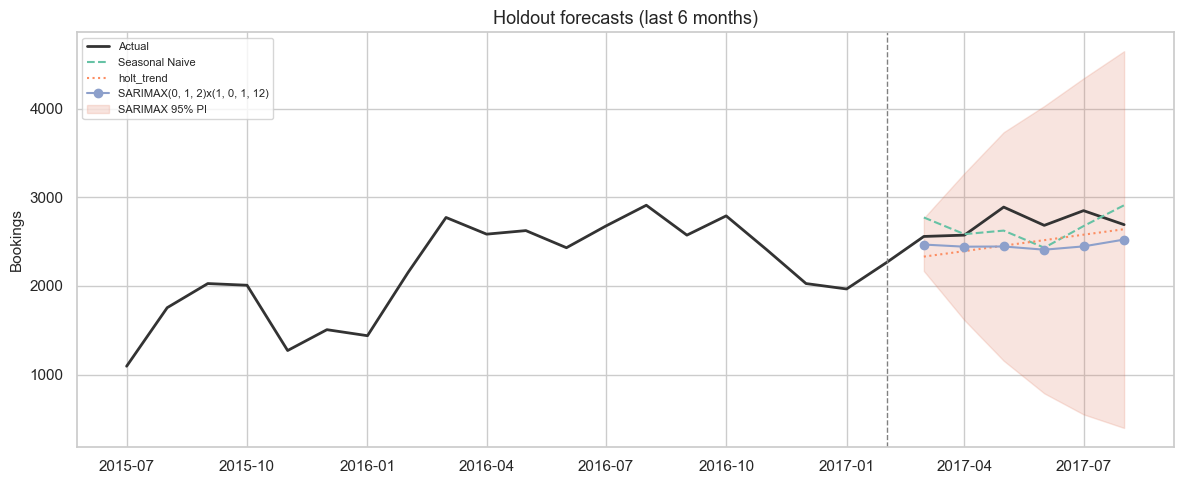
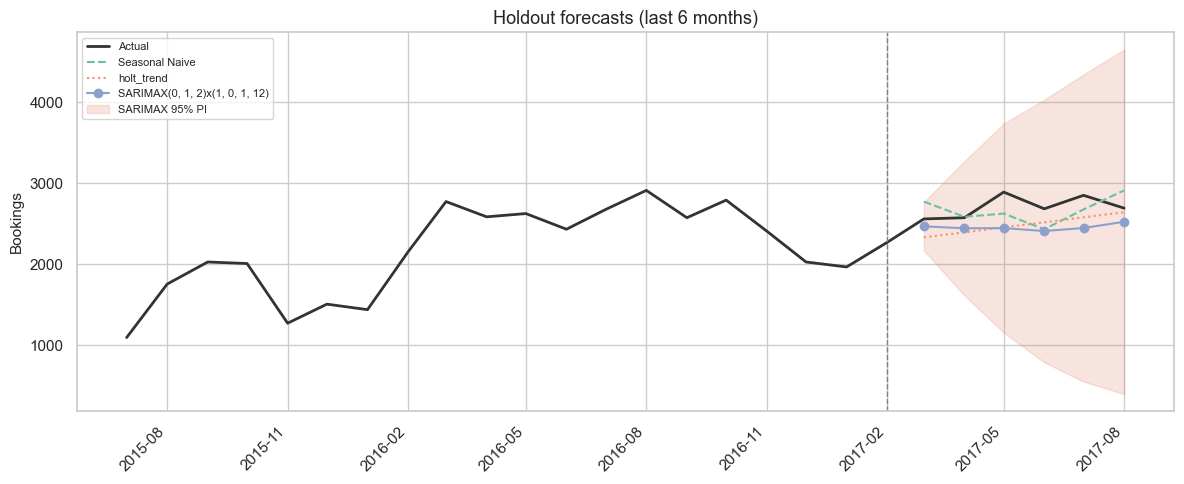
Code edit (unified diff) that turned the first committed figure into the second:
--- before
+++ after
@@ -16,4 +16,8 @@
 ax.set_ylabel("Bookings")
 ax.legend(fontsize=8)
+ax.xaxis.set_major_locator(mdates.MonthLocator(interval=3))
+ax.xaxis.set_major_formatter(mdates.DateFormatter("%Y-%m"))
+ax.tick_params(axis="x", rotation=45)
+plt.setp(ax.get_xticklabels(), ha="right")
 savefig("05_holdout_forecasts.png")
 plt.show()

Commit: Fix overlapping date labels on demand forecast charts.